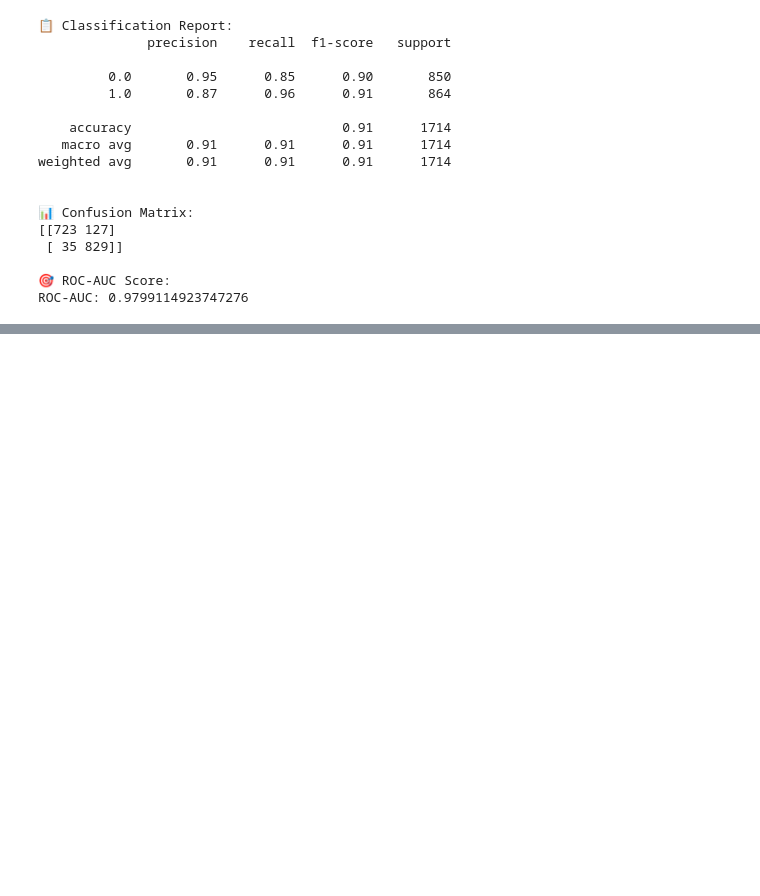
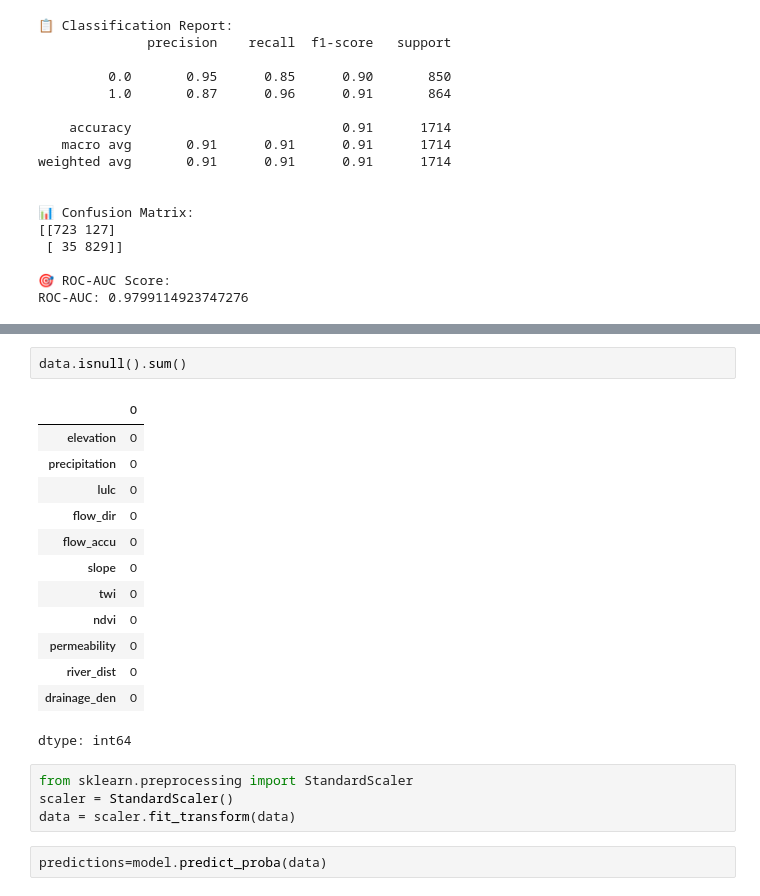
Before and after one commit to ATIK2110018/ML_projects, a Jupyter notebook: feni_flood_1.ipynb, the cells around one changed output, grey strips where cells are left out. Saved outputs shown, nothing was run; the diff lists cells and outputs as text; blank space fills up the shorter version.

```diff
--- a/feni_flood_1.ipynb
+++ b/feni_flood_1.ipynb
@@ -209,0 +232,22 @@ ROC-AUC: 0.9799114923747276
+# %%
+data.isnull().sum()
+# %% [output]
+|  | 0 |
+| elevation | 0 |
+| precipitation | 0 |
+| lulc | 0 |
+| flow_dir | 0 |
+| flow_accu | 0 |
+| slope | 0 |
+| twi | 0 |
+| ndvi | 0 |
+| permeability | 0 |
+| river_dist | 0 |
+| drainage_den | 0 |
+dtype: int64
+# %%
+from sklearn.preprocessing import StandardScaler
+scaler = StandardScaler()
+data = scaler.fit_transform(data)
+# %%
+predictions=model.predict_proba(data)
```
Also changed, not shown: parts of 6 cells of this notebook.
